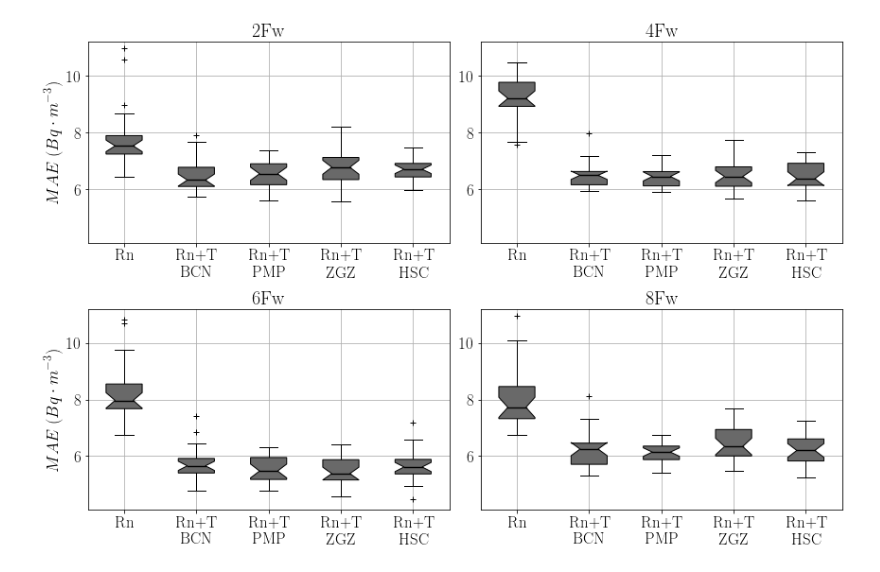
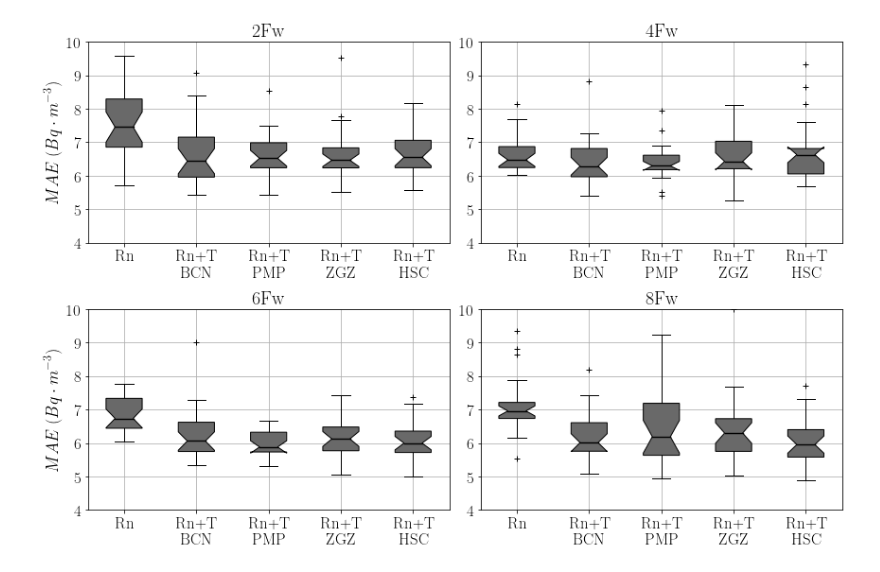
Before and after one commit to TsspGit/Rn_Time_Series, a Jupyter notebook: AEMET/Codes_Daily/Boxplots/BoxplotTogether.ipynb, the cells around one changed output. Saved outputs shown, nothing was run; the diff lists cells and outputs as text; code cells hidden in the pictures.

```diff
--- a/AEMET/Codes_Daily/Boxplots/BoxplotTogether.ipynb
+++ b/AEMET/Codes_Daily/Boxplots/BoxplotTogether.ipynb
@@ -14,35 +14,36 @@ plt.rcParams['axes.titlesize']=20
 ##########
 CsvPath = '~/CIEMAT/Rn_Time_Series/AEMET/logs/'
 l = []
 for i in range(2, 10, 2):
     try:
-        l.append(pd.read_csv(CsvPath + f'ErrorsANN{i}Fw.csv'))
+        l.append(pd.read_csv(CsvPath + f'ErrorsCNN{i}Fw.csv'))
     except:
         continue
 lbl = ['Rn', 'Rn+T\n BCN', 'Rn+T\n PMP', 'Rn+T\n ZGZ', 'Rn+T\n HSC']
 fig = plt.figure(figsize=(12, 8))
 for n in range(len(l)):
         ax = plt.subplot(2, 2, n+1)
         xaxis = ax.get_xaxis()
-        XnFw = [ l[n-1]['Rn'], l[n-1]['BCN'], l[n-1]['PMP'], l[n-1]['ZGZ'], l[n-1]['HSC']]
+        XnFw = [ l[n]['Rn'], l[n]['BCN'], l[n]['PMP'], l[n]['ZGZ'], l[n]['HSC']]
         bplot = ax.boxplot(XnFw, sym='+', labels=lbl, notch=True, patch_artist=True,
                        medianprops=dict(linestyle='-', linewidth=1.4, color='k'))
         plt.grid()
         colors = ['dimgray']*5
         for patch, color in zip(bplot['boxes'], colors):
             patch.set_facecolor(color)
         plt.tight_layout()
         ax.set_title(f'{n*2 + 2}Fw')
-        ax.set_ylim([4.1, 11.2])
+        ax.set_ylim([4.0, 10])
         if n == 0:
             ax.set_ylabel('$MAE\ (Bq \cdot m^{-3})$', fontsize=18)
         if n == 1:
             ax.set_ylabel('')
             ax.set_xlabel('')
         elif n == 2:
             ax.set_ylabel('$MAE\ (Bq \cdot m^{-3})$', fontsize=18)
         elif n == 3:
             ax.set_ylabel('')
-fig.savefig(f'../../Figures/Boxplots/ANN/ANN_MAE_Boxplot_wcolor_AllFw_v3.eps', dpi=300)
+#fig.savefig(f'../../Figures/Boxplots/ANN/ANN_MAE_Boxplot_wcolor_AllFw_v3.eps', dpi=300)
+plt.show()
 # %% [output]
-[figure, old version]
+[figure, new version]
```
Also changed, not shown: 38 other files.
